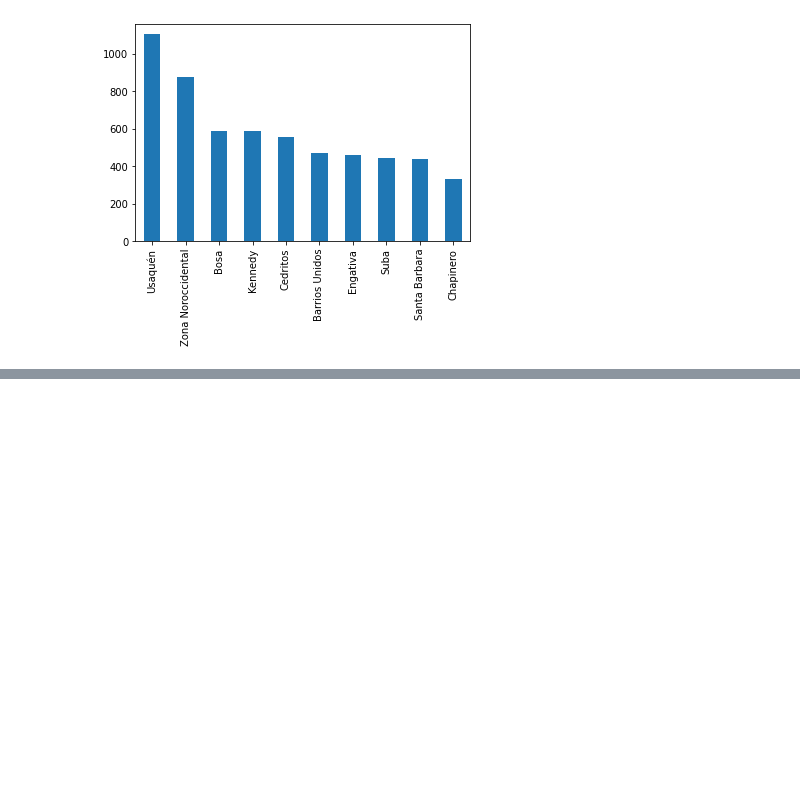
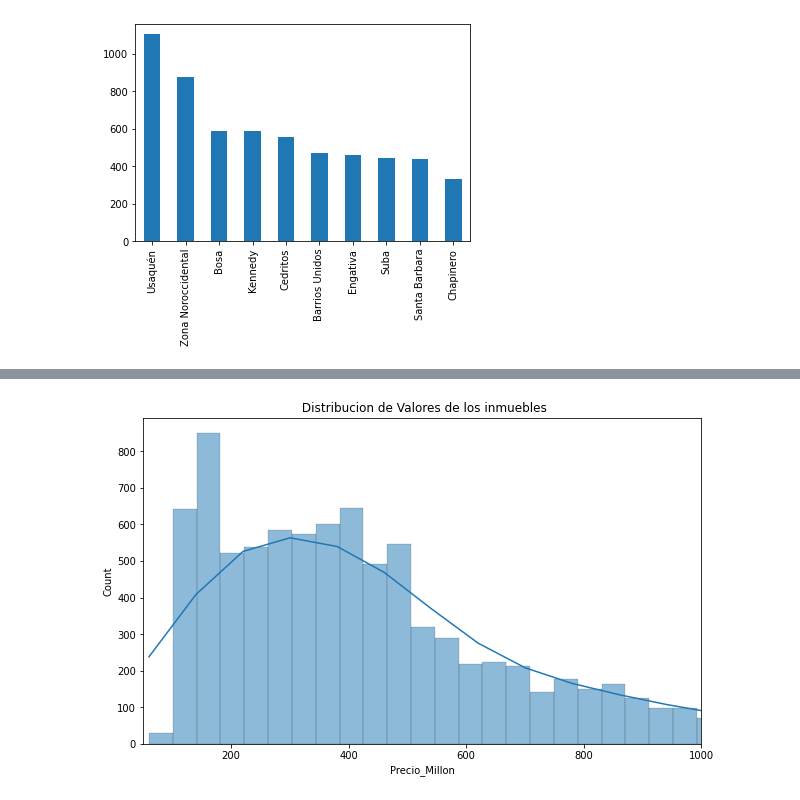
Before and after one commit to FernandoDz/Inmersion-de-Datos, a Jupyter notebook: InmersionDatos.ipynb, the cells around one changed output, grey strips where cells are left out. Drawn from its saved outputs; the diff is of its cells as text; code cells hidden in the pictures; blank space fills up the shorter version.

```diff
--- a/InmersionDatos.ipynb
+++ b/InmersionDatos.ipynb
@@ -156,0 +313,11 @@ inmuebles_barrio.head(10).plot.bar()
+# %%
+import matplotlib.pyplot as plt
+import seaborn as sns
+
+plt.figure(figsize=(10,6))
+grafica =sns.histplot(data = inmuebles , x ='Precio_Millon', kde=True)
+grafica.set_title(' Distribucion de Valores de los inmuebles')
+plt.xlim((50,1000))
+plt.show()
+# %% [output]
+[figure, added]
```
Also changed, not shown: parts of 17 cells of this notebook.
